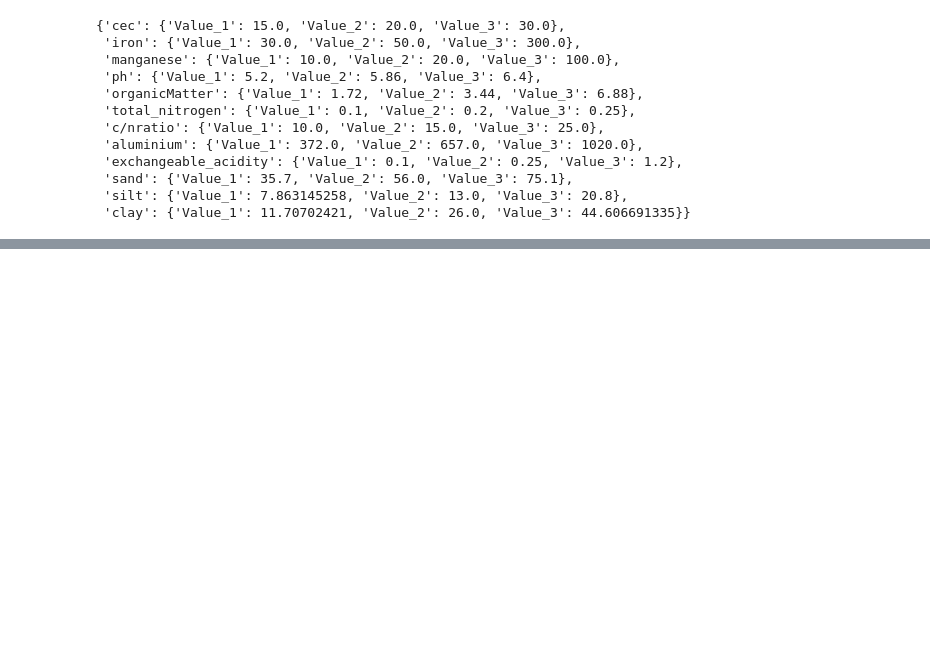
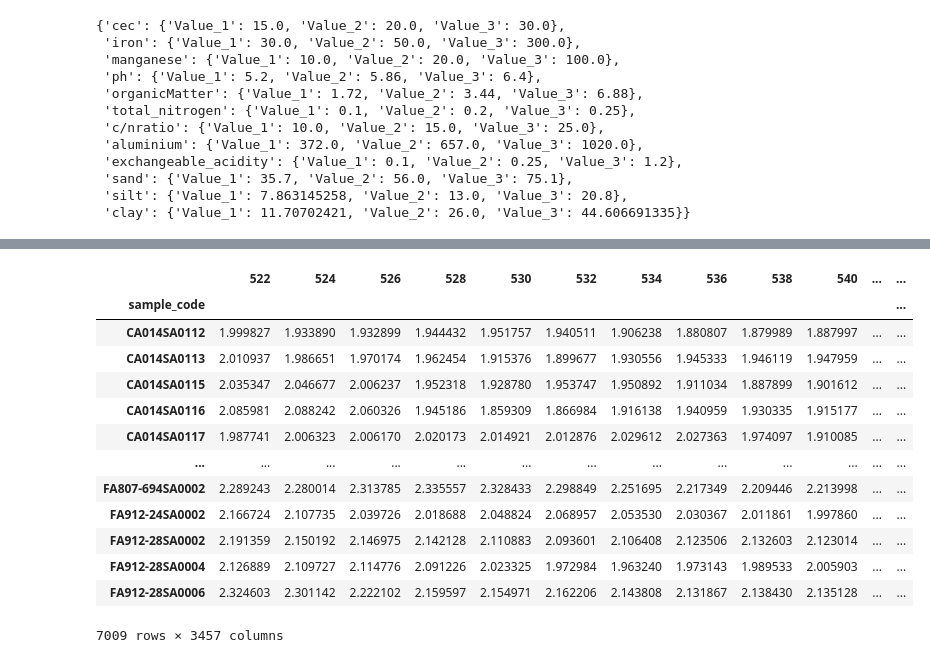
Before and after one commit to TomiTsuma/DSML124, a Jupyter notebook: Untitled.ipynb, the cells around one changed output, grey strips where cells are left out. Drawn from its saved outputs; the diff is of its cells as text; code cells hidden in the pictures; blank space fills up the shorter version.

```diff
--- a/Untitled.ipynb
+++ b/Untitled.ipynb
@@ -157,0 +369,8 @@ quartiles_dict
+# %%
+df_pcc1 = df_pcc1.drop("Unnamed: 0", axis=1)
+# %%
+df_pcc1['sample_code'] = sample_code
+# %%
+df_pcc1 = df_pcc1.groupby("sample_code").mean()
+# %%
+df_pcc1['standard_deviation'] = df_pcc1.std(axis=1).values
@@ -157,0 +389,17 @@ quartiles_dict
+# %%
+df_pcc1.loc[df_pcc1['standard_deviation'] > 0.35]
+# %% [output]
+|  | 522 | 524 | 526 | 528 | 530 | 532 | 534 | 536 | 538 | 540 | ... | ... |
+| sample_code |  |  |  |  |  |  |  |  |  |  |  | ... |
+| CA014SA0112 | 1.999827 | 1.933890 | 1.932899 | 1.944432 | 1.951757 | 1.940511 | 1.906238 | 1.880807 | 1.879989 | 1.887997 | ... | ... |
+| CA014SA0113 | 2.010937 | 1.986651 | 1.970174 | 1.962454 | 1.915376 | 1.899677 | 1.930556 | 1.945333 | 1.946119 | 1.947959 | ... | ... |
+| CA014SA0115 | 2.035347 | 2.046677 | 2.006237 | 1.952318 | 1.928780 | 1.953747 | 1.950892 | 1.911034 | 1.887899 | 1.901612 | ... | ... |
+| CA014SA0116 | 2.085981 | 2.088242 | 2.060326 | 1.945186 | 1.859309 | 1.866984 | 1.916138 | 1.940959 | 1.930335 | 1.915177 | ... | ... |
+| CA014SA0117 | 1.987741 | 2.006323 | 2.006170 | 2.020173 | 2.014921 | 2.012876 | 2.029612 | 2.027363 | 1.974097 | 1.910085 | ... | ... |
+| ... | ... | ... | ... | ... | ... | ... | ... | ... | ... | ... | ... | ... |
+| FA807-694SA0002 | 2.289243 | 2.280014 | 2.313785 | 2.335557 | 2.328433 | 2.298849 | 2.251695 | 2.217349 | 2.209446 | 2.213998 | ... | ... |
+| FA912-24SA0002 | 2.166724 | 2.107735 | 2.039726 | 2.018688 | 2.048824 | 2.068957 | 2.053530 | 2.030367 | 2.011861 | 1.997860 | ... | ... |
+| FA912-28SA0002 | 2.191359 | 2.150192 | 2.146975 | 2.142128 | 2.110883 | 2.093601 | 2.106408 | 2.123506 | 2.132603 | 2.123014 | ... | ... |
+| FA912-28SA0004 | 2.126889 | 2.109727 | 2.114776 | 2.091226 | 2.023325 | 1.972984 | 1.963240 | 1.973143 | 1.989533 | 2.005903 | ... | ... |
+| FA912-28SA0006 | 2.324603 | 2.301142 | 2.222102 | 2.159597 | 2.154971 | 2.162206 | 2.143808 | 2.131867 | 2.138430 | 2.135128 | ... | ... |
+7009 rows × 3457 columns
```
Also changed, not shown: parts of 41 cells of this notebook, 10 other files.
